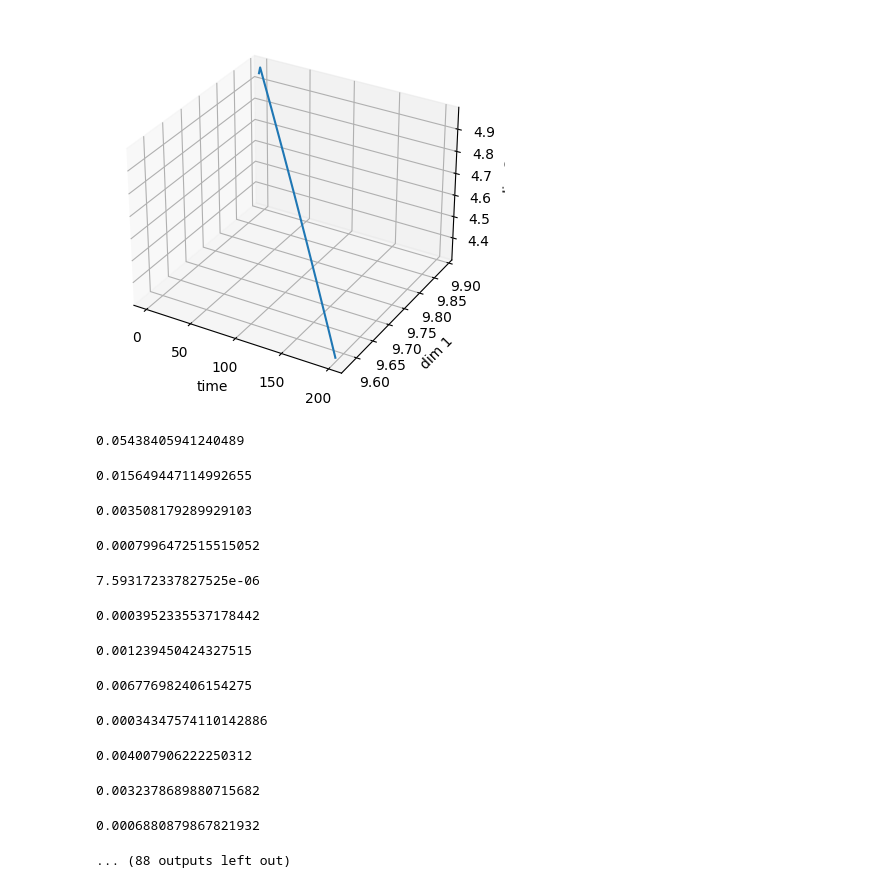
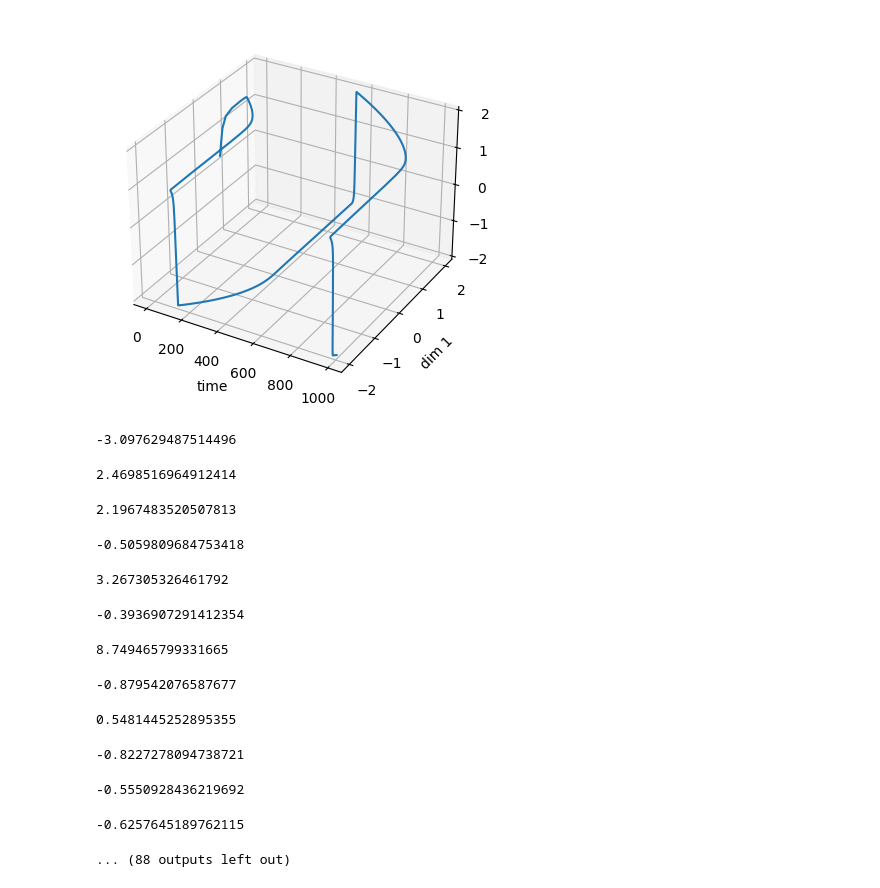
Before and after one commit to abhi-iyer/lyapunov_ebms, a Jupyter notebook: train_vdp_oscillator.ipynb, the cells around one changed output. Saved outputs shown, nothing was run; the diff lists cells and outputs as text; code cells hidden in the pictures.

```diff
--- a/train_vdp_oscillator.ipynb
+++ b/train_vdp_oscillator.ipynb
@@ -9,6 +8,6 @@ from train import *
 # %%
-data = vdp_oscillator(dim=2, mu=10, seed=-1)
+data = vdp_oscillator(dim=2, mu=25)
 
 plot_3d(data.cpu().numpy())
 # %% [output]
-[figure, old version]
+[figure, new version]
@@ -15,34 +134,34 @@ plot_3d(data.cpu().numpy())
 # %%
 dim = 2
 
-model = EBM(dim).cuda()
-optimizer = torch.optim.Adam(model.parameters(), lr=1e-3)
+model = EBM(2).cuda()
+optimizer = torch.optim.AdamW(model.parameters(), lr=1e-3)
 
 losses = []
 
-for e in tqdm(range(500)):
-    data = vdp_oscillator(dim=dim, mu=10, seed=-1)
+for e in tqdm(range(100)):
+    data = vdp_oscillator(dim=dim, mu=25)
 
     N = data.shape[0]
-    bs = np.random.randint(int(0.5 * N), N + 1)
+    # bs = np.random.randint(int(0.5 * N), N + 1)
+    bs = int(0.5 * N)
 
-    loss = epoch(iterations=10, model=model, optimizer=optimizer, data=data, bs=bs, num_negative_samples=50)
+    loss = epoch(iterations=10, model=model, optimizer=optimizer, data=data, bs=bs, num_negative_samples=int(bs * 0.5))
     losses.append(loss)
-
     print(loss)
 
 plt.plot(losses)
 # %% [output]
-0.05438405941240489
+-3.097629487514496
-0.015649447114992655
+2.4698516964912414
-0.003508179289929103
+2.1967483520507813
-0.0007996472515515052
+-0.5059809684753418
-7.593172337827525e-06
+3.267305326461792
-0.0003952335537178442
+-0.3936907291412354
-0.001239450424327515
+8.749465799331665
-0.006776982406154275
+-0.879542076587677
-0.00034347574110142886
+0.5481445252895355
-0.004007906222250312
+-0.8227278094738721
-0.0032378689880715682
+-0.5550928436219692
-0.0006880879867821932
+-0.6257645189762115
 ... (88 outputs left out)
```
Also changed, not shown: parts of 5 cells of this notebook.
